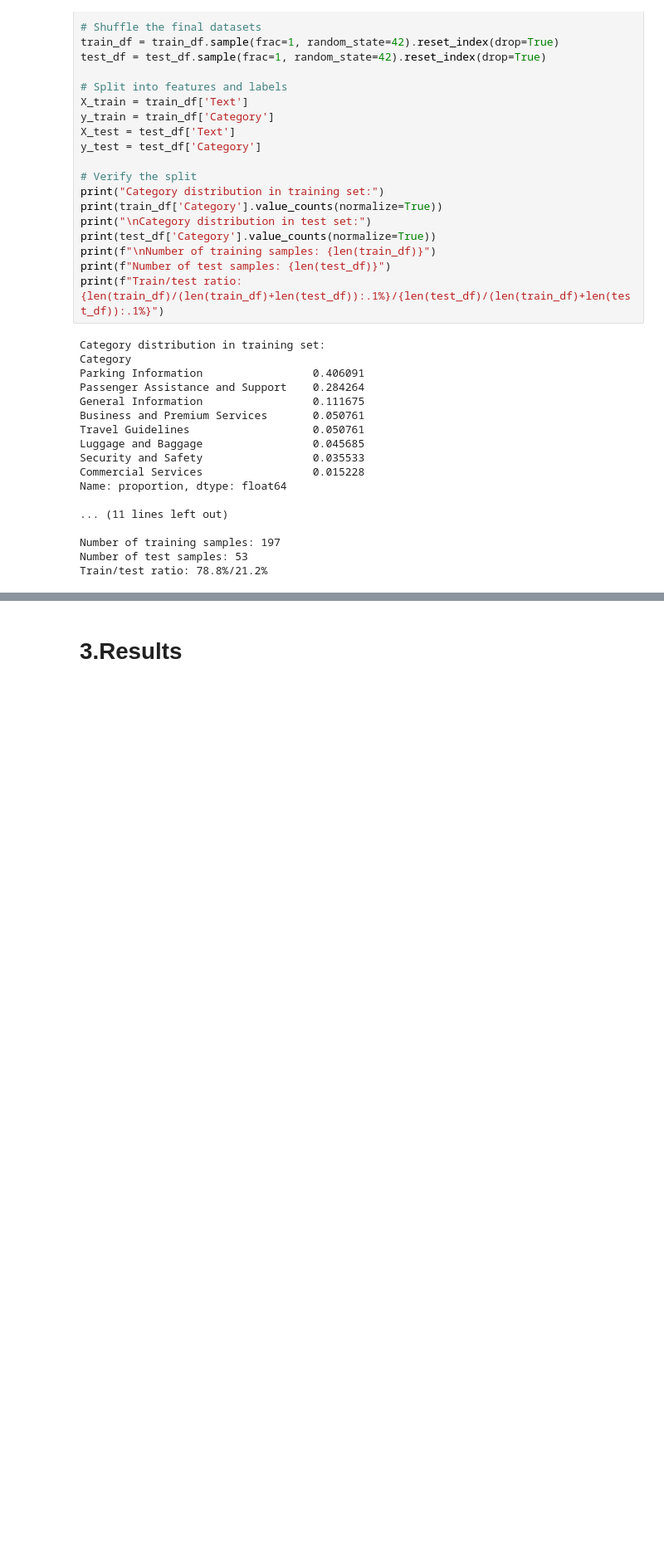
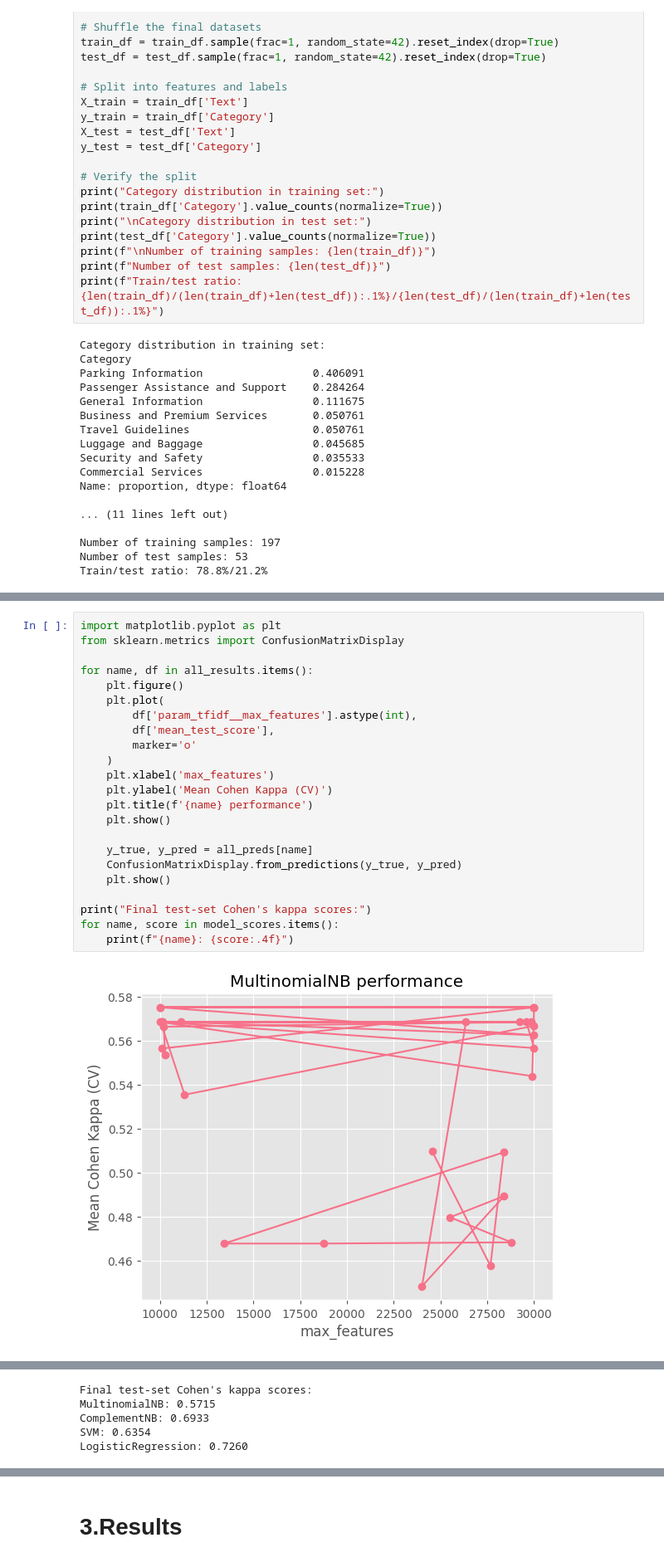
Before and after one commit to mNiedbalski/ml-text-categorization-as-llm-data-preprocessing, a Jupyter notebook: filtering_classifier_for_lstm.ipynb, the cells around one changed output, grey strips where cells are left out. Shown at 83% size. Drawn from its saved outputs; the diff is of its cells as text; blank space fills up the shorter version.

Commit message:
Enhanced model tuning and training. wip: ngram tuning

```diff
--- a/filtering_classifier_for_lstm.ipynb
+++ b/filtering_classifier_for_lstm.ipynb
@@ -574,0 +562,25 @@ phone mail, contact phone, mail, car, gate, parking, car park, baggage, business
+# %%
+import matplotlib.pyplot as plt
+from sklearn.metrics import ConfusionMatrixDisplay
+
+for name, df in all_results.items():
+    plt.figure()
+    plt.plot(
+        df['param_tfidf__max_features'].astype(int),
+        df['mean_test_score'],
+        marker='o'
+    )
+    plt.xlabel('max_features')
+    plt.ylabel('Mean Cohen Kappa (CV)')
+    plt.title(f'{name} performance')
+    plt.show()
+
+    y_true, y_pred = all_preds[name]
+    ConfusionMatrixDisplay.from_predictions(y_true, y_pred)
+    plt.show()
+
+print("Final test-set Cohen's kappa scores:")
+for name, score in model_scores.items():
+    print(f"{name}: {score:.4f}")
+# %% [output]
+[figure, added]
@@ -575,3 +594,8 @@ phone mail, contact phone, mail, car, gate, parking, car park, baggage, business
+Final test-set Cohen's kappa scores:
+MultinomialNB: 0.5715
+ComplementNB: 0.6933
+SVM: 0.6354
+LogisticRegression: 0.7260
 # %%
 # Same preprocessing as for training data
 def preprocess_english(text):
```
Also changed, not shown: parts of 10 cells of this notebook.
